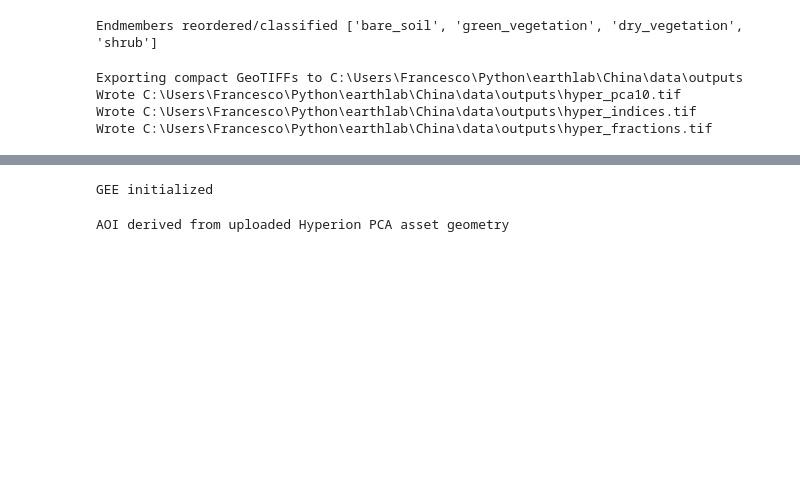
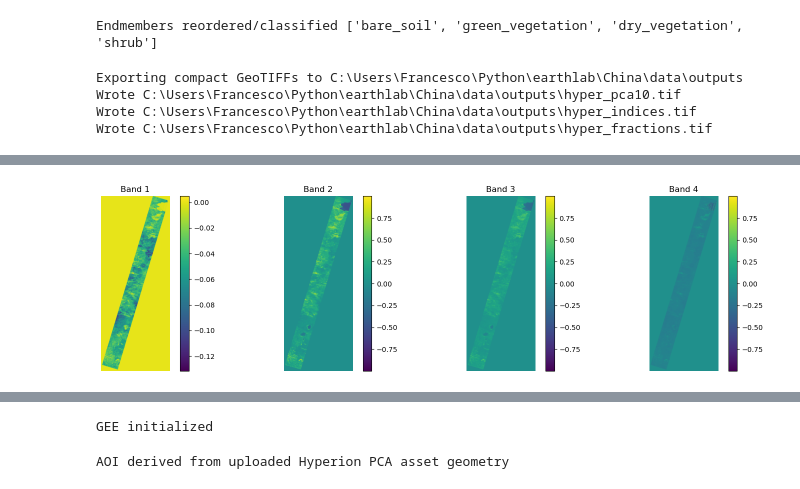
Before and after one commit to francescofustinoni/earthlab, a Jupyter notebook: China/DesertificationandCarbonProxy_EO1Hyp_Sentinel12_DEM.ipynb, the cells around one changed output, grey strips where cells are left out. Drawn from its saved outputs; the diff is of its cells as text; code cells hidden in the pictures; blank space fills up the shorter version.

```diff
--- a/China/DesertificationandCarbonProxy_EO1Hyp_Sentinel12_DEM.ipynb
+++ b/China/DesertificationandCarbonProxy_EO1Hyp_Sentinel12_DEM.ipynb
@@ -504,0 +523,26 @@ Wrote C:\Users\Francesco\Python\earthlab\China\data\outputs\hyper_fractions.tif
+# %%
+# Plot all indices in a grid
+with rasterio.open(inds_out) as src:
+    data = src.read()
+
+nbands = data.shape[0]
+ncols = 4
+nrows = math.ceil(nbands/ncols)
+
+fig, axes = plt.subplots(nrows, ncols, figsize=(4*ncols, 4*nrows))
+axes = axes.flatten()
+
+for i in range(nbands):
+    im = axes[i].imshow(data[i], cmap='viridis')
+    axes[i].set_title(f'Band {i+1}')
+    axes[i].axis('off')
+    plt.colorbar(im, ax=axes[i], fraction=0.046)
+
+# Hide unused axes
+for j in range(i+1, len(axes)):
+    axes[j].axis('off')
+
+plt.tight_layout()
+plt.show()
+# %% [output]
+[figure, added]
```
Also changed, not shown: parts of 7 cells of this notebook.
